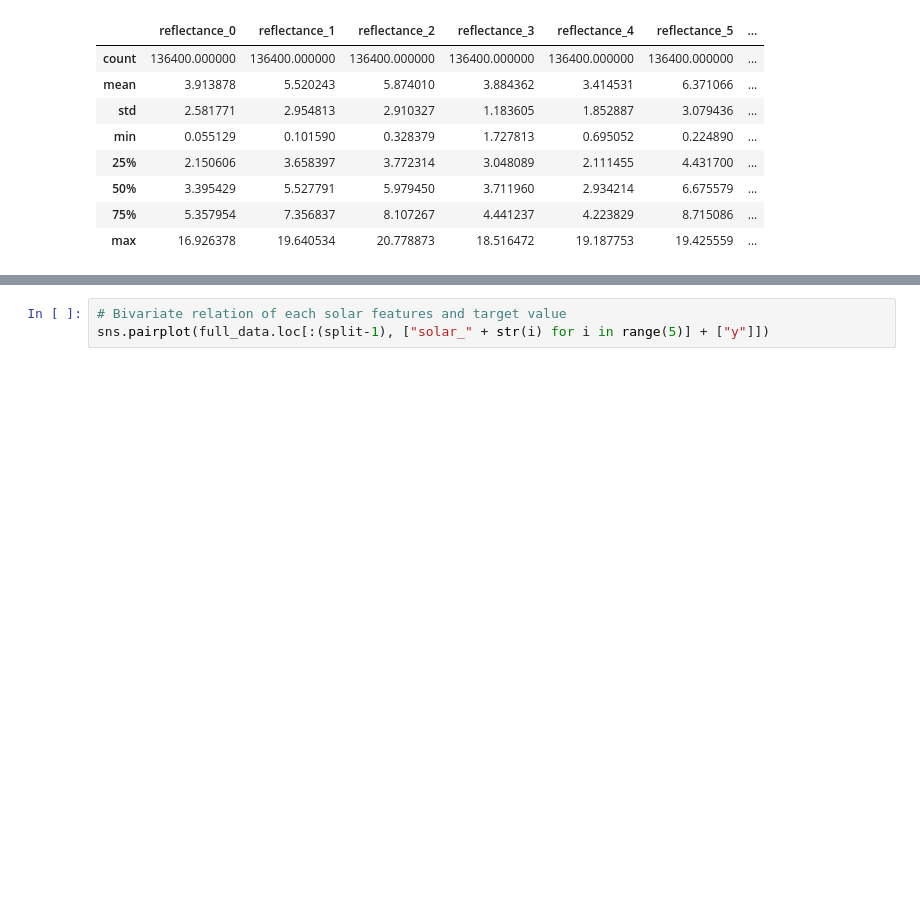
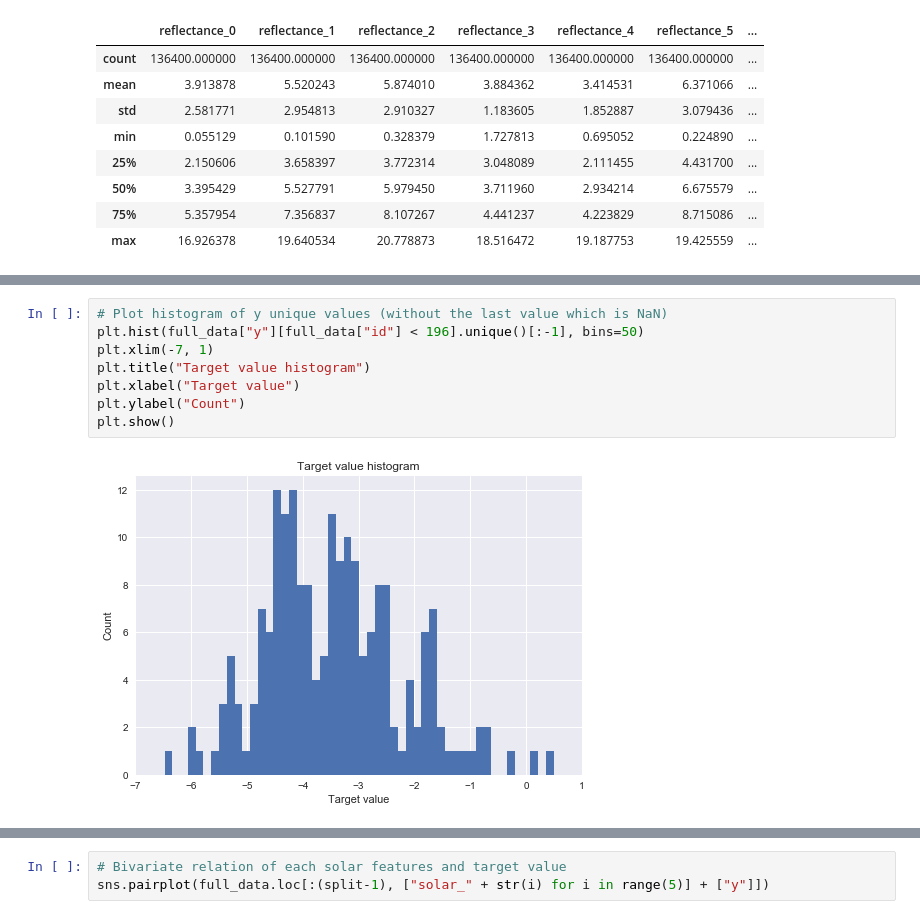
Before and after one commit to anthonyhu/aerosol-depth-prediction, a Jupyter notebook: Exploratory data analysis.ipynb, the cells around one changed output, grey strips where cells are left out. Saved outputs shown, nothing was run; the diff lists cells and outputs as text; blank space fills up the shorter version.

```diff
--- a/Exploratory data analysis.ipynb
+++ b/Exploratory data analysis.ipynb
@@ -65,0 +74,10 @@ plt.show()
+# %%
+# Plot histogram of y unique values (without the last value which is NaN)
+plt.hist(full_data["y"][full_data["id"] < 196].unique()[:-1], bins=50)
+plt.xlim(-7, 1)
+plt.title("Target value histogram")
+plt.xlabel("Target value")
+plt.ylabel("Count")
+plt.show()
+# %% [output]
+[figure, added]
```
Also changed, not shown: parts of 31 cells of this notebook, 1 other file.
